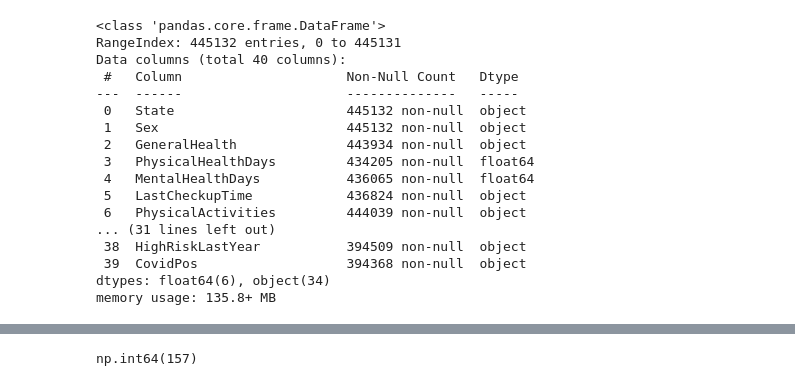
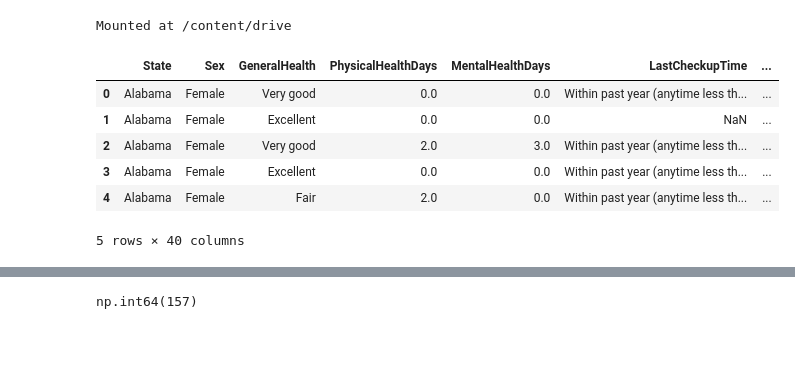
Before and after one commit to am-galal/healthcare-predictive-analytical-application-for-heart-diseases, a Jupyter notebook: Graduation_project.ipynb, the cells around one changed output, grey strips where cells are left out. Saved outputs shown, nothing was run; the diff lists cells and outputs as text; code cells hidden in the pictures; blank space fills up the shorter version.

```diff
--- a/Graduation_project.ipynb
+++ b/Graduation_project.ipynb
@@ -6 +9,6 @@ import seaborn as sns
+# %%
+from google.colab import drive
+drive.mount('/content/drive')
+# %% [output]
+Mounted at /content/drive
 # %%
@@ -8,21 +16,11 @@ path = "/content/heart_2022_with_nans.csv"
 data=pd.read_csv(path)
 # %%
-data.info()
+data.head()
 # %% [output]
+|  | State | Sex | GeneralHealth | PhysicalHealthDays | MentalHealthDays | LastCheckupTime | ... |
+| 0 | Alabama | Female | Very good | 0.0 | 0.0 | Within past year (anytime less th... | ... |
+| 1 | Alabama | Female | Excellent | 0.0 | 0.0 | NaN | ... |
+| 2 | Alabama | Female | Very good | 2.0 | 3.0 | Within past year (anytime less th... | ... |
+| 3 | Alabama | Female | Excellent | 0.0 | 0.0 | Within past year (anytime less th... | ... |
+| 4 | Alabama | Female | Fair | 2.0 | 0.0 | Within past year (anytime less th... | ... |
-<class 'pandas.core.frame.DataFrame'>
-RangeIndex: 445132 entries, 0 to 445131
-Data columns (total 40 columns):
- #   Column                     Non-Null Count   Dtype
----  ------                     --------------   -----
- 0   State                      445132 non-null  object
- 1   Sex                        445132 non-null  object
- 2   GeneralHealth              443934 non-null  object
- 3   PhysicalHealthDays         434205 non-null  float64
- 4   MentalHealthDays           436065 non-null  float64
- 5   LastCheckupTime            436824 non-null  object
- 6   PhysicalActivities         444039 non-null  object
-... (31 lines left out)
- 38  HighRiskLastYear           394509 non-null  object
- 39  CovidPos                   394368 non-null  object
-dtypes: float64(6), object(34)
-memory usage: 135.8+ MB
+5 rows × 40 columns
```
Also changed, not shown: parts of 20 cells of this notebook.
